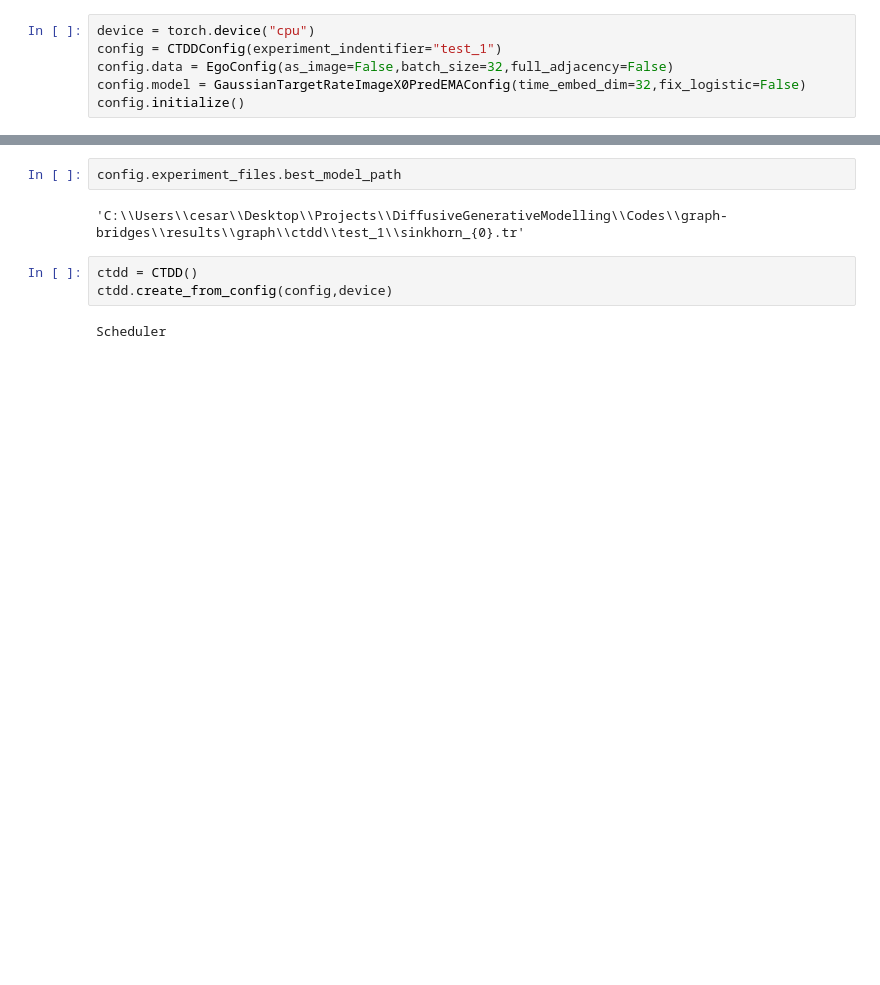
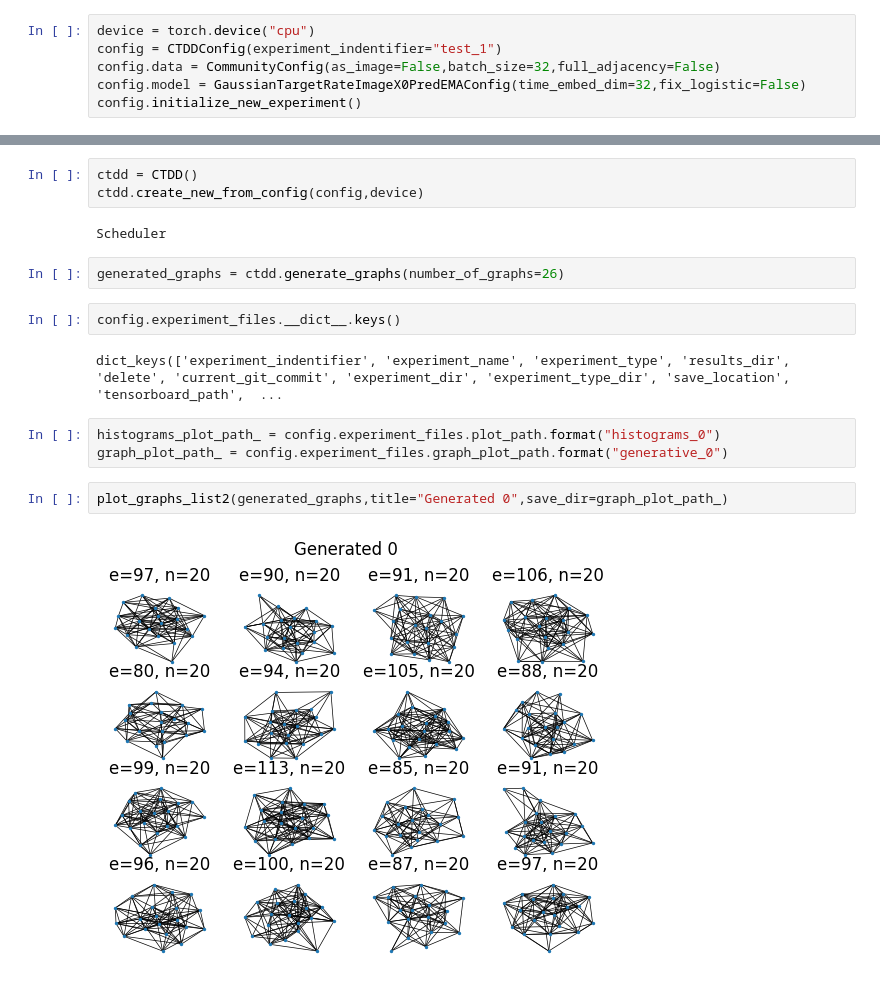
Before and after one commit to cesarali/graph-bridges, a Jupyter notebook: notebooks/Models/CTDD.ipynb, the cells around one changed output, grey strips where cells are left out. Saved outputs shown, nothing was run; the diff lists cells and outputs as text; blank space fills up the shorter version.

Commit message:
initialization for ctdd

```diff
--- a/notebooks/Models/CTDD.ipynb
+++ b/notebooks/Models/CTDD.ipynb
@@ -14,6 +23,6 @@ from graph_bridges.models.backward_rates.backward_rate_config import BackRateMLP
 # %%
 device = torch.device("cpu")
 config = CTDDConfig(experiment_indentifier="test_1")
-config.data = EgoConfig(as_image=False,batch_size=32,full_adjacency=False)
+config.data = CommunityConfig(as_image=False,batch_size=32,full_adjacency=False)
 config.model = GaussianTargetRateImageX0PredEMAConfig(time_embed_dim=32,fix_logistic=False)
-config.initialize()
+config.initialize_new_experiment()
@@ -22,9 +29,18 @@ data_dir = config_as_dict["data"]["dir"]
+# %%
+ctdd = CTDD()
+ctdd.create_new_from_config(config,device)
+# %% [output]
+Scheduler
+# %%
+generated_graphs = ctdd.generate_graphs(number_of_graphs=26)
 # %%
-config.experiment_files.best_model_path
+config.experiment_files.__dict__.keys()
 # %% [output]
-'C:\\Users\\cesar\\Desktop\\Projects\\DiffusiveGenerativeModelling\\Codes\\graph-bridges\\results\\graph\\ctdd\\test_1\\sinkhorn_{0}.tr'
+dict_keys(['experiment_indentifier', 'experiment_name', 'experiment_type', 'results_dir', 'delete', 'current_git_commit', 'experiment_dir', 'experiment_type_dir', 'save_location', 'tensorboard_path',  ...
-# %%
-ctdd = CTDD()
-ctdd.create_from_config(config,device)
-# %% [output]
-Scheduler
+# %%
+histograms_plot_path_ = config.experiment_files.plot_path.format("histograms_0")
+graph_plot_path_ = config.experiment_files.graph_plot_path.format("generative_0")
+# %%
+plot_graphs_list2(generated_graphs,title="Generated 0",save_dir=graph_plot_path_)
+# %% [output]
+[figure, added]
```
Also changed, not shown: parts of 9 cells of this notebook, 33 other files.
